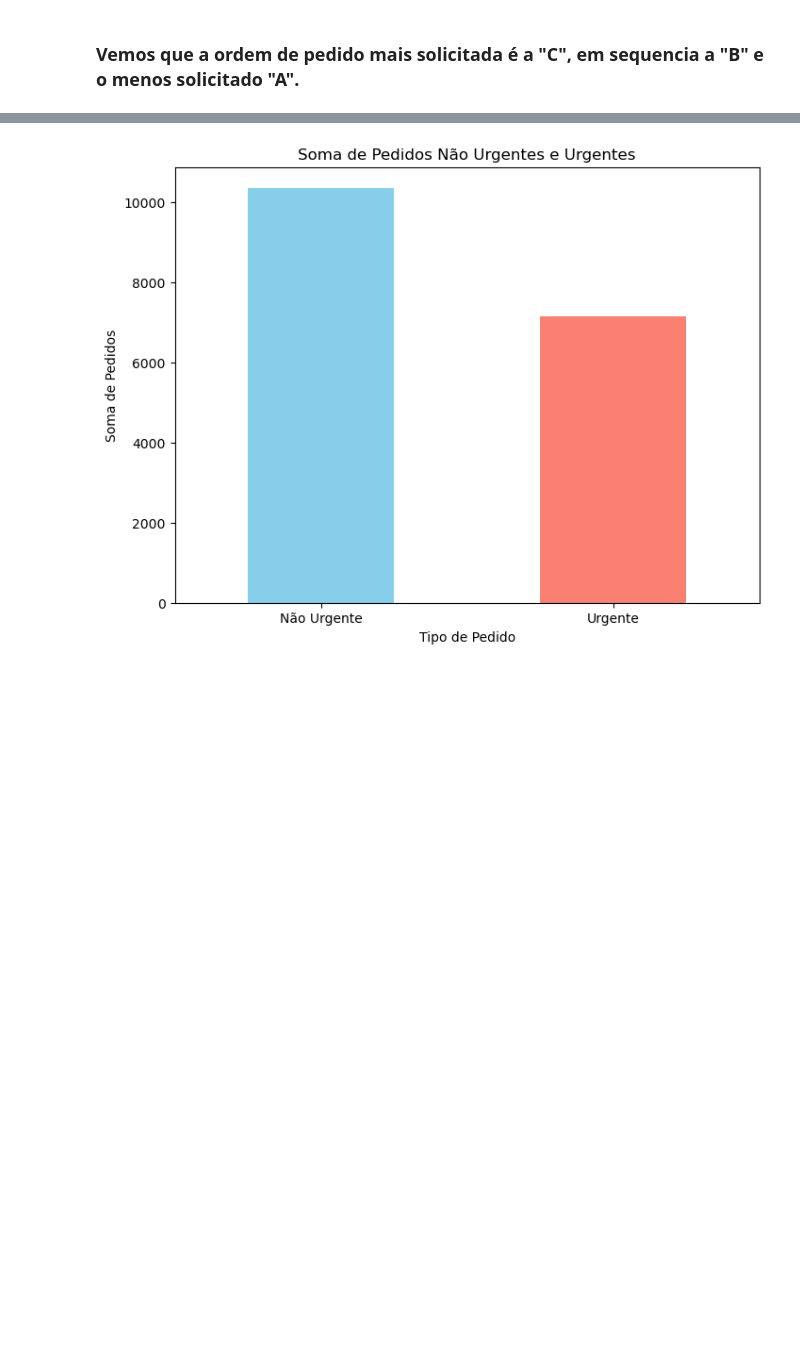
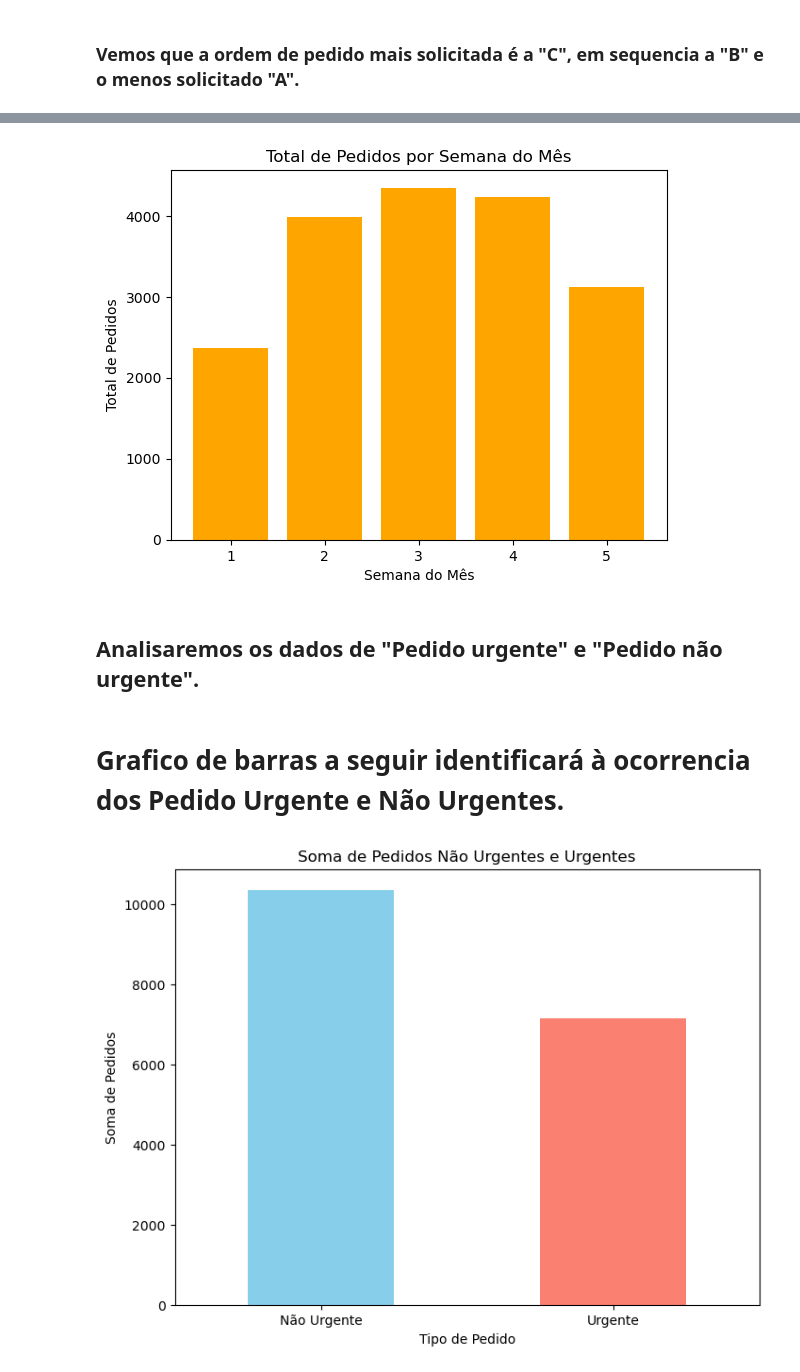
Before and after one commit to BrunoOSoares/Projeto-Analise-Descritiva, a Jupyter notebook: Trabalho_Final_Big_Data.ipynb, the cells around one changed output, grey strips where cells are left out. Cells and saved outputs as stored; diff of their text form; code cells hidden in the pictures; blank space fills up the shorter version.

Commit message:
Removi alguns graficos e adicionei novas contextualizações.

```diff
--- a/Trabalho_Final_Big_Data.ipynb
+++ b/Trabalho_Final_Big_Data.ipynb
@@ -136,3 +155,26 @@ plt.show()
+# %%
+# Agrupar por 'Week' e calcular a soma para 'Target (Total orders)'
+total_orders_por_semana = df.groupby('Week of the month (first week, second, third, fourth or fifth week')['Target (Total orders)'].sum()
+
+# Cores diferentes para cada barra
+cores = ['orange']
+
+# Criar um histograma com barras coloridas
+plt.bar(total_orders_por_semana.index, total_orders_por_semana, color=cores)
+
+# Adicionar rótulos e título
+plt.xlabel('Semana do Mês')
+plt.ylabel('Total de Pedidos')
+plt.title('Total de Pedidos por Semana do Mês')
+
+# Exibir o gráfico
+plt.show()
+# %% [output]
+[figure, added]
+# %% [markdown]
+## Analisaremos os dados de "Pedido urgente" e "Pedido não urgente".
+# %% [markdown]
+# Grafico de barras a seguir identificará à ocorrencia dos Pedido Urgente e Não Urgentes.
 # %%
 # Obtendo a contagem de 'Non-urgent order' e 'Urgent order'
 contagem_pedidos = df[['Non-urgent order', 'Urgent order']].sum()
```
Also changed, not shown: parts of 19 cells of this notebook.
